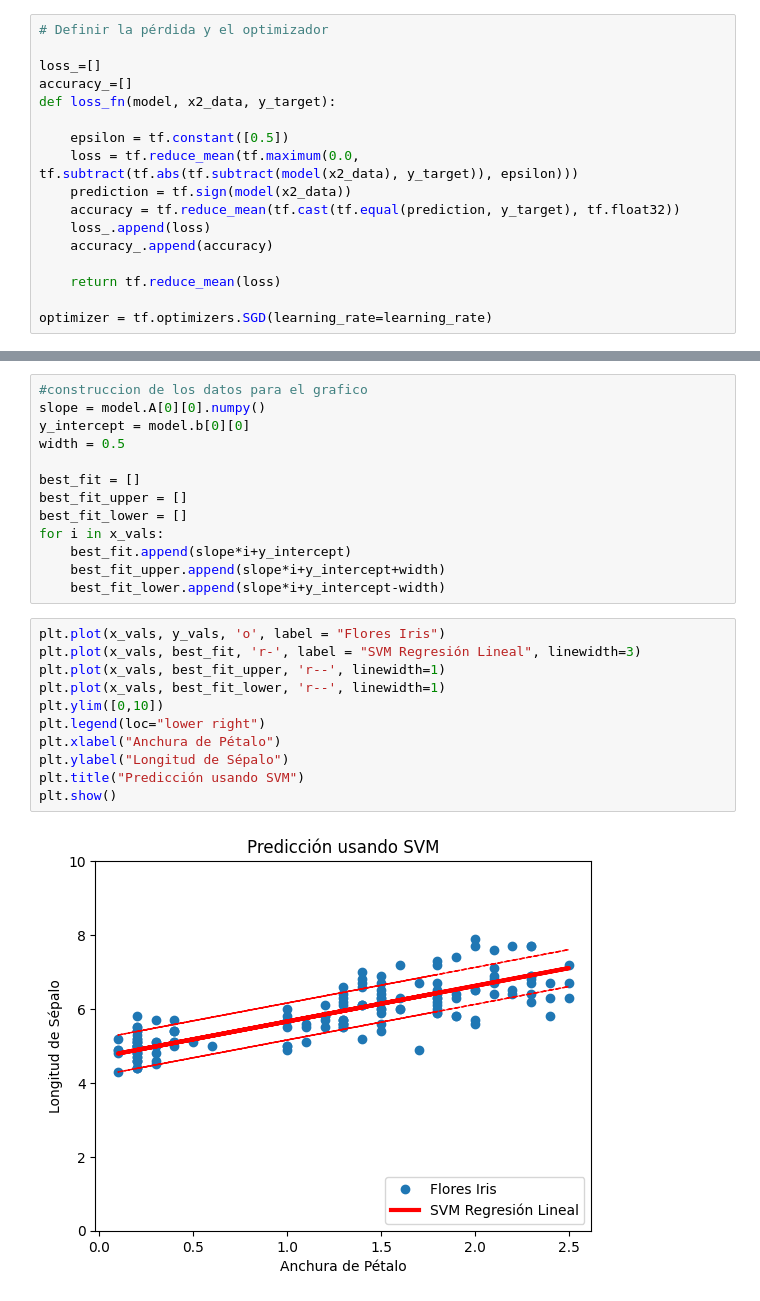
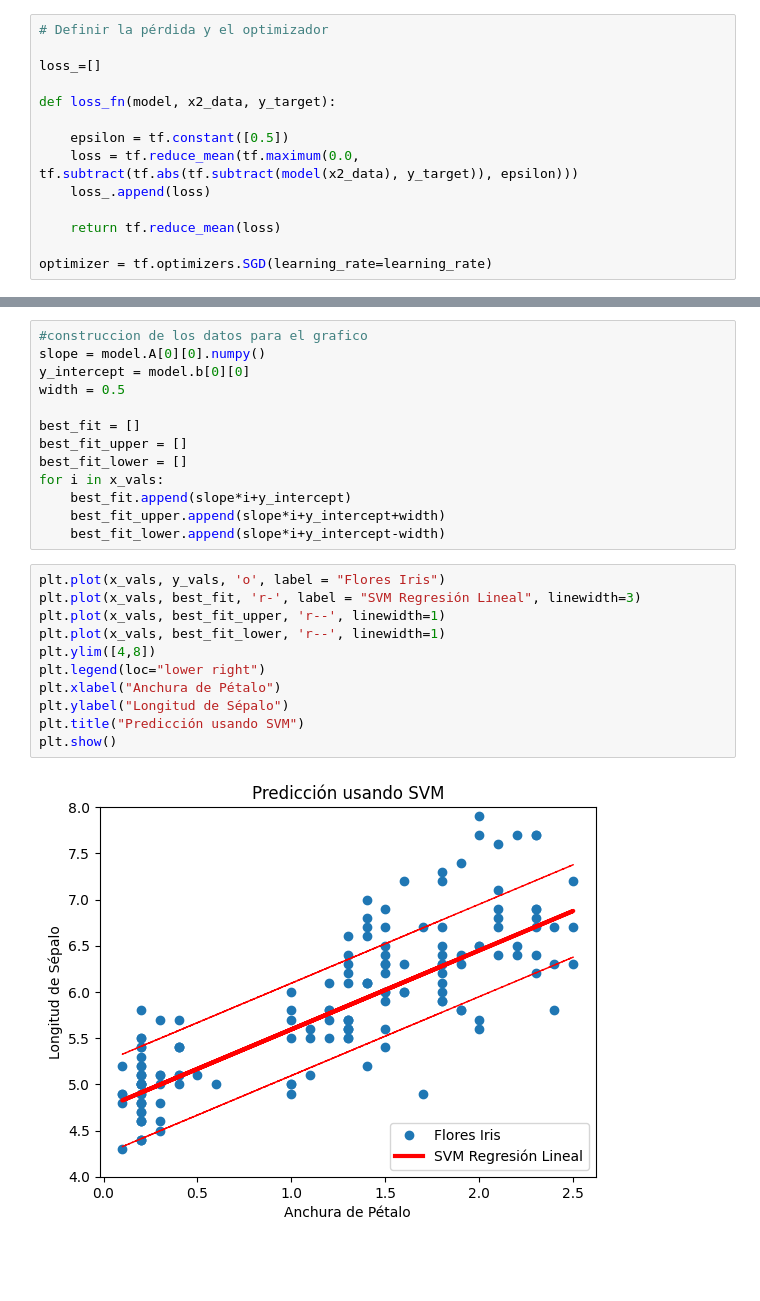
Before and after one commit to jrguignan/Practica_TensorFlow, a Jupyter notebook: svm/SVM_regresion.ipynb, the cells around one changed output, grey strips where cells are left out. Cells and saved outputs as stored; diff of their text form; blank space fills up the shorter version.

```diff
--- a/svm/SVM_regresion.ipynb
+++ b/svm/SVM_regresion.ipynb
@@ -48,15 +51,12 @@ model = Model()
 # Definir la pérdida y el optimizador
 
 loss_=[]
-accuracy_=[]
+
 def loss_fn(model, x2_data, y_target):
 
     epsilon = tf.constant([0.5])
     loss = tf.reduce_mean(tf.maximum(0.0, tf.subtract(tf.abs(tf.subtract(model(x2_data), y_target)), epsilon)))
-    prediction = tf.sign(model(x2_data))
-    accuracy = tf.reduce_mean(tf.cast(tf.equal(prediction, y_target), tf.float32))
     loss_.append(loss)
-    accuracy_.append(accuracy)
 
     return tf.reduce_mean(loss)
 
@@ -102,16 +101,16 @@ for i in x_vals:
 # %%
 plt.plot(x_vals, y_vals, 'o', label = "Flores Iris")
 plt.plot(x_vals, best_fit, 'r-', label = "SVM Regresión Lineal", linewidth=3)
 plt.plot(x_vals, best_fit_upper, 'r--', linewidth=1)
 plt.plot(x_vals, best_fit_lower, 'r--', linewidth=1)
-plt.ylim([0,10])
+plt.ylim([4,8])
 plt.legend(loc="lower right")
 plt.xlabel("Anchura de Pétalo")
 plt.ylabel("Longitud de Sépalo")
 plt.title("Predicción usando SVM")
 plt.show()
 # %% [output]
-[figure, old version]
+[figure, new version]
 # %%
 #Medida de la precision del modelo
 plt.plot(loss_list, 'k-', label = "Error en el Entrenamiento")
```
Also changed, not shown: parts of 4 cells of this notebook.
